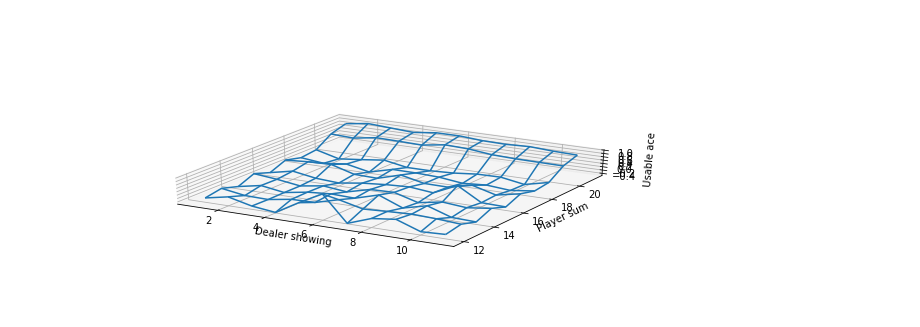
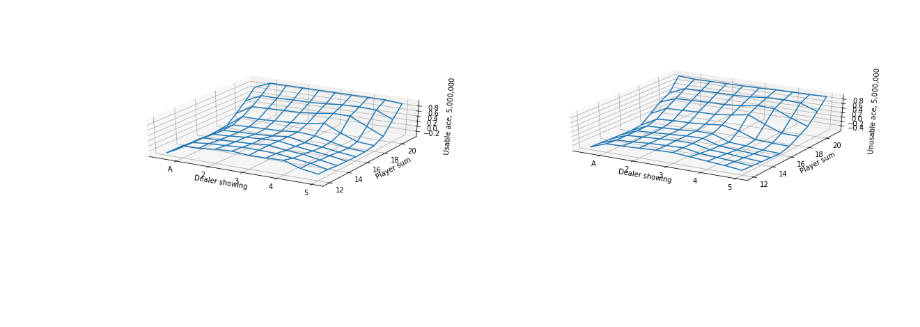
Before and after one commit to kai32/ReinforcementLearning, a Jupyter notebook: chapter 5.ipynb, the cells around one changed output. Saved outputs shown, nothing was run; the diff lists cells and outputs as text; code cells hidden in the pictures; blank space fills up the shorter version.

```diff
--- a/chapter 5.ipynb
+++ b/chapter 5.ipynb
@@ -143,40 +257,39 @@ bj_agent.evaluate(10000)
+# %%
+bj_mces_agent = MCESAgent(env, policy=defaultdict(lambda state: 'h' if state[1] < 20 else 's'))
+# %%
+bj_mces_agent.train(5000000)
 # %%
-X, Y = np.meshgrid(range(1, 12), range(12, 22)) # X is dealer, Y is player sum
-zs_no = []
-zs_yes = []
-for x,y in zip(np.ravel(X), np.ravel(Y)):
-    dealer = 11 if x == 1 else x
-    zs_no.append(bj_agent.V[(dealer, y, False)])
-    zs_yes.append(bj_agent.V[(dealer, y, True)])
-Z_no = np.array(zs_no).reshape(X.shape)
-Z_yes = np.array(zs_yes).reshape(X.shape)
+def plot_value_from_q(Q, policy):
+    X, Y = np.meshgrid(range(1, 11), range(12, 22)) # X is dealer, Y is player sum
+    zs_no = []
+    zs_yes = []
+    for x,y in zip(np.ravel(X), np.ravel(Y)):
+        dealer = 11 if x == 1 else x
+        zs_no.append(Q[(dealer, y, False), policy[(dealer, y, False)]])
+        zs_yes.append(Q[(dealer, y, True), policy[(dealer, y, True)]])
+    Z_no = np.array(zs_no).reshape(X.shape)
+    Z_yes = np.array(zs_yes).reshape(X.shape)
+
+    fig = plt.figure(figsize=(20,5))
+    ax = fig.add_subplot(121, projection='3d')
+    ax.get_proj=short_proj(ax)
+    ax.plot_wireframe(X, Y, Z_yes)
+
+    ax.set_xlabel('Dealer showing')
+    ax.set_ylabel('Player sum')
+    ax.set_zlabel('Usable ace, 5,000,000')
+    ax.set_xticklabels(['A', 2, 3, 4, 5, 6, 7, 8, 9, 10])
+
+    ax = fig.add_subplot(122, projection='3d')
+    ax.get_proj=short_proj(ax)
+    ax.plot_wireframe(X, Y, Z_no)
+
+    ax.set_xlabel('Dealer showing')
+    ax.set_ylabel('Player sum')
+    ax.set_zlabel('Unusable ace, 5,000,000')
+    ax.set_xticklabels(['A', 2, 3, 4, 5, 6, 7, 8, 9, 10])
+    plt.show()
+
+plot_value_from_q(bj_mces_agent.Q, bj_mces_agent.policy)
+# %% [output]
+[figure, added]
-# %%
-from mpl_toolkits.mplot3d import Axes3D
-from mpl_toolkits.mplot3d import proj3d
-
-"""
-Scaling is done from here...
-"""
-x_scale=1
-y_scale=1
-z_scale=0.2
-
-scale=np.diag([x_scale, y_scale, z_scale, 1.0])
-scale=scale*(1.0/scale.max())
-scale[3,3]=1.0
-
-def short_proj():
-    return np.dot(Axes3D.get_proj(ax), scale)
-
-
-fig = plt.figure(figsize=(10,5))
-ax = fig.add_subplot(111, projection='3d')
-ax.get_proj=short_proj
-ax.plot_wireframe(X, Y, Z_yes)
-
-ax.set_xlabel('Dealer showing')
-ax.set_ylabel('Player sum')
-ax.set_zlabel('Usable ace')
-plt.show()
-# %% [output]
-[figure, removed]
```
Also changed, not shown: parts of 25 cells of this notebook.
